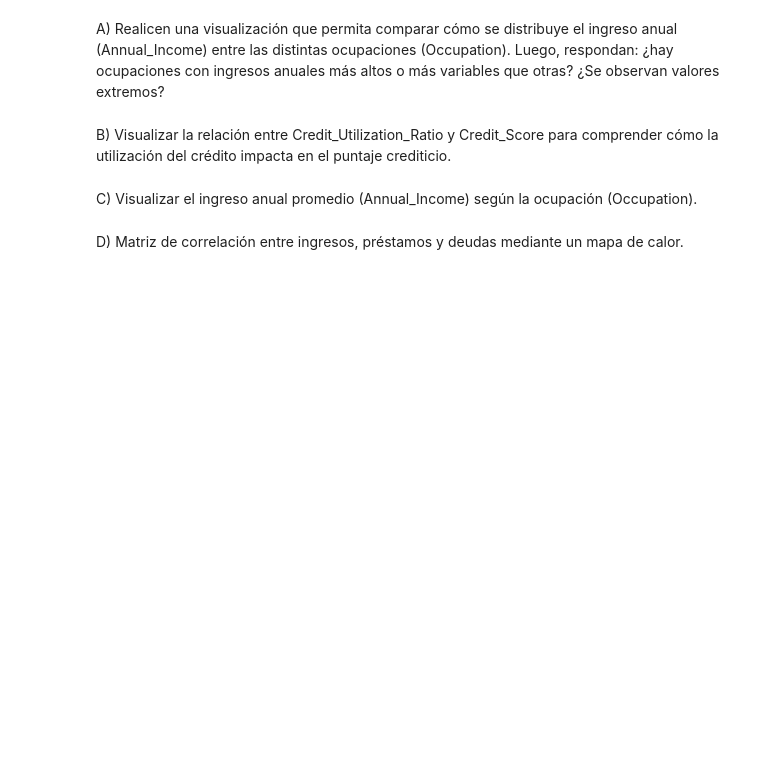
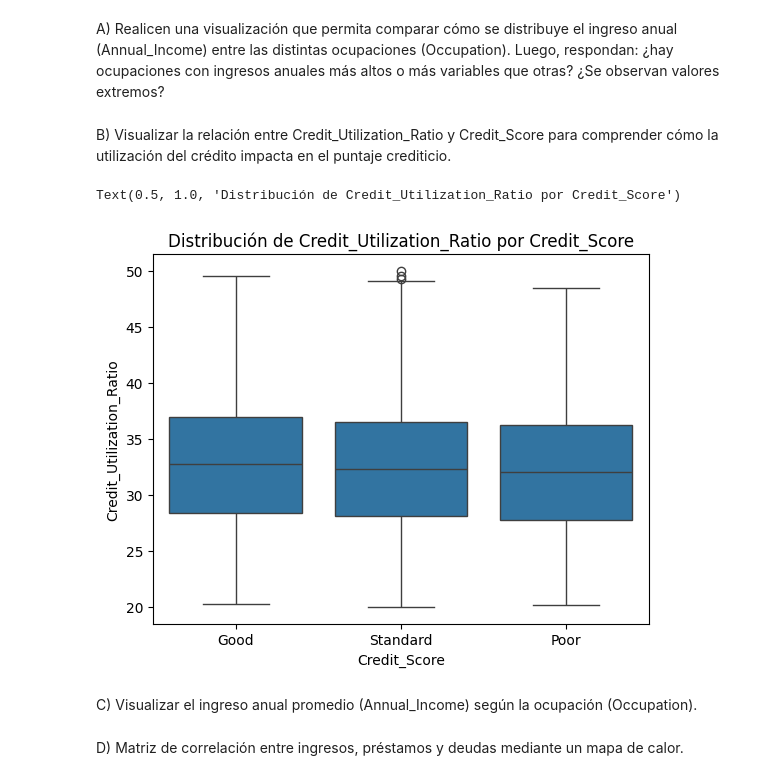
Before and after one commit to franovando/clase_04_06, a Jupyter notebook: Deteccion_de_Fraude.ipynb, the cells around one changed output. Cells and saved outputs as stored; diff of their text form; code cells hidden in the pictures; blank space fills up the shorter version.

```diff
--- a/Deteccion_de_Fraude.ipynb
+++ b/Deteccion_de_Fraude.ipynb
@@ -152,6 +159,13 @@ E) Distribución tasas de interés
 A) Realicen una visualización que permita comparar cómo se distribuye el ingreso anual (Annual_Income) entre las distintas ocupaciones (Occupation). Luego, respondan: ¿hay ocupaciones con ingresos anuales más altos o más variables que otras? ¿Se observan valores extremos?
 # %% [markdown]
 B) Visualizar la relación entre Credit_Utilization_Ratio y Credit_Score para comprender cómo la utilización del crédito impacta en el puntaje crediticio.
+# %%
+sns.boxplot(data=bank_df, x="Credit_Score", y="Credit_Utilization_Ratio")
+
+plt.title("Distribución de Credit_Utilization_Ratio por Credit_Score")
+# %% [output]
+Text(0.5, 1.0, 'Distribución de Credit_Utilization_Ratio por Credit_Score')
+[figure, added]
 # %% [markdown]
 C) Visualizar el ingreso anual promedio (Annual_Income) según la ocupación (Occupation).
 # %% [markdown]
```
Also changed, not shown: parts of 2 cells of this notebook.
